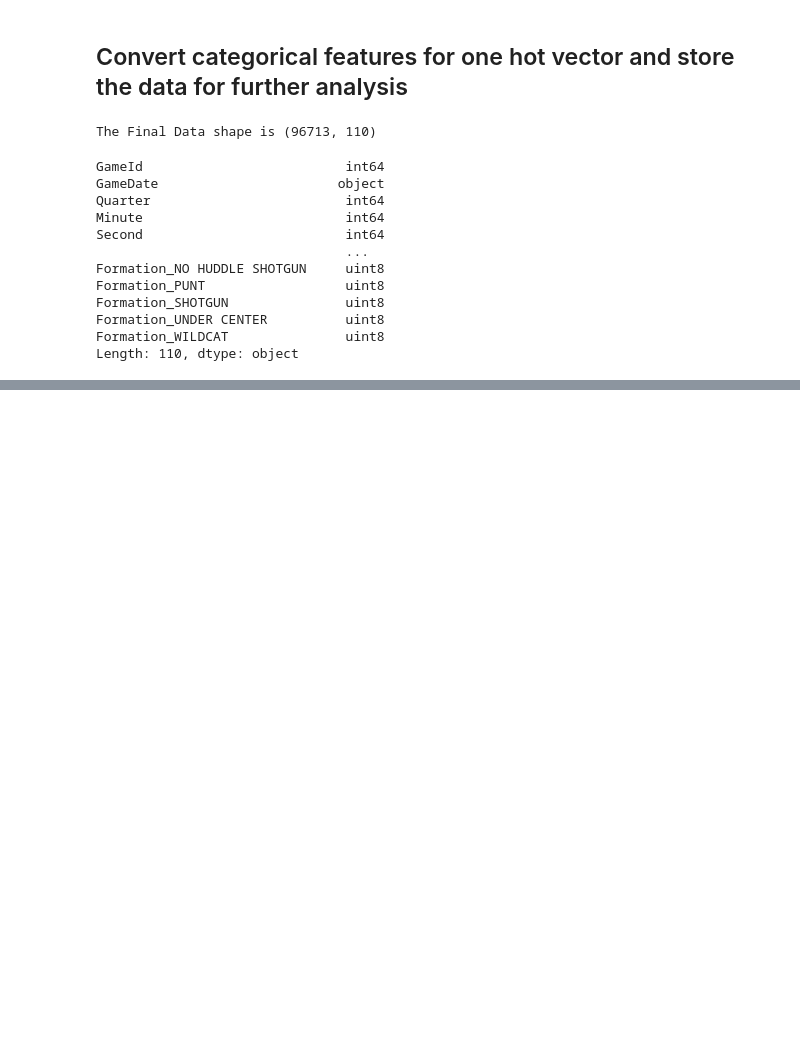
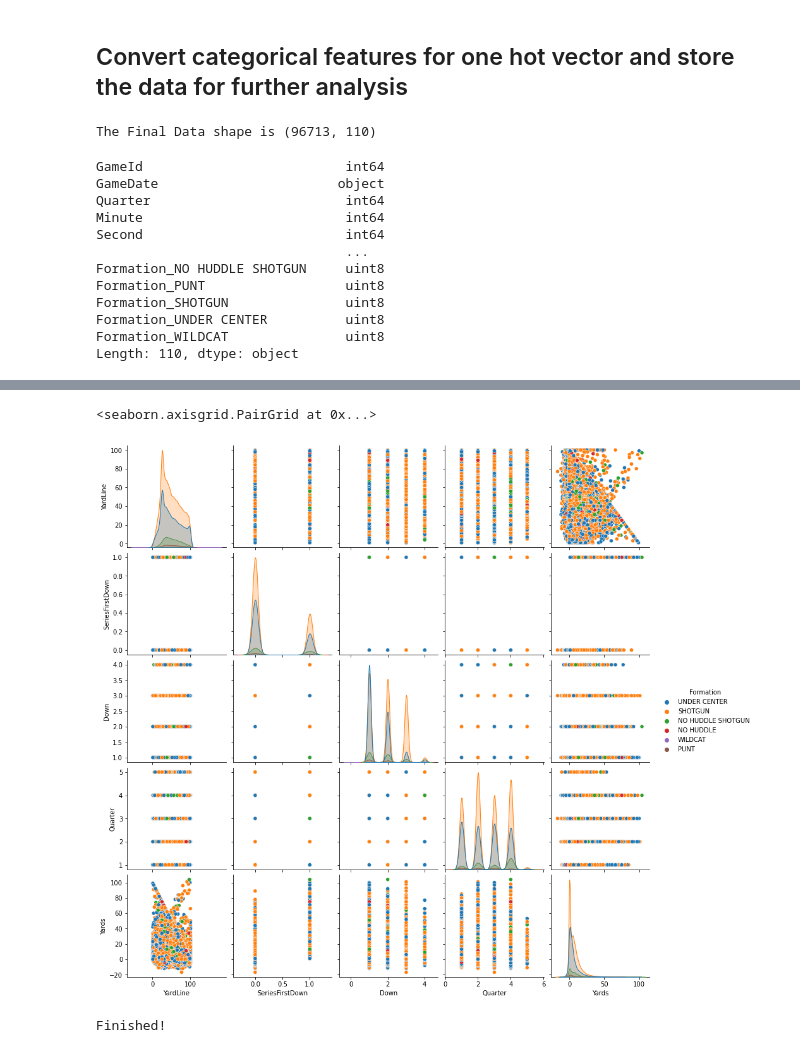
Before and after one commit to wh2353/Data_challenge_notebook, a Jupyter notebook: NFL play-to-play exploratory analysis.ipynb, the cells around one changed output, grey strips where cells are left out. Saved outputs shown, nothing was run; the diff lists cells and outputs as text; code cells hidden in the pictures; blank space fills up the shorter version.

```diff
--- a/NFL play-to-play exploratory analysis.ipynb
+++ b/NFL play-to-play exploratory analysis.ipynb
@@ -434,0 +477,12 @@ Finished!
+# %%
+trimmed_final_data = trimmed_final_data.reset_index()
+sns.pairplot(trimmed_final_data[["YardLine", "SeriesFirstDown", "Down", "Quarter", "Formation", "Yards", 'PlayType']],
+             hue='Formation')
+# %% [output]
+<seaborn.axisgrid.PairGrid at 0x...>
+[figure, added]
+# %%
+trimmed_final_data.to_csv("preprocessed_nfl_data.csv")
+print('Finished!')
+# %% [output]
+Finished!
```
Also changed, not shown: parts of 20 cells of this notebook, 13 other files.
